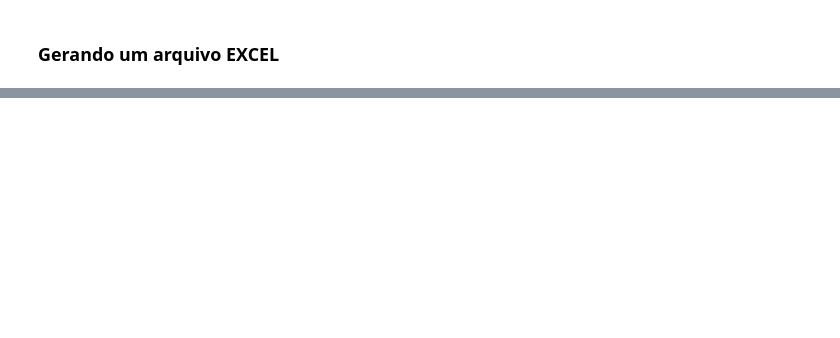
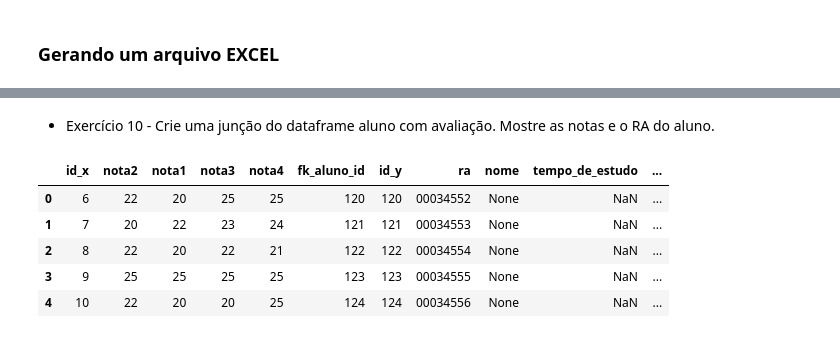
Before and after one commit to WandersonABR/projetofinal_tarde, a Jupyter notebook: notebook_tarde.ipynb, the cells around one changed output, grey strips where cells are left out. Cells and saved outputs as stored; diff of their text form; code cells hidden in the pictures; blank space fills up the shorter version.

```diff
--- a/notebook_tarde.ipynb
+++ b/notebook_tarde.ipynb
@@ -243,0 +328,12 @@ df_avaliacao.to_excel(alunos_excel, index=False) # Passe 2 parametros
+# %% [markdown]
+- Exercício 10 - Crie uma junção do dataframe aluno com avaliação. Mostre as notas e o RA do aluno.
+# %%
+resultado2 = pd.merge(df_avaliacao, df_alunos, how='left', left_on='fk_aluno_id', right_on='id')
+resultado2.head(5)
+# %% [output]
+|  | id_x | nota2 | nota1 | nota3 | nota4 | fk_aluno_id | id_y | ra | nome | tempo_de_estudo | ... |
+| 0 | 6 | 22 | 20 | 25 | 25 | 120 | 120 | 00034552 | None | NaN | ... |
+| 1 | 7 | 20 | 22 | 23 | 24 | 121 | 121 | 00034553 | None | NaN | ... |
+| 2 | 8 | 22 | 20 | 22 | 21 | 122 | 122 | 00034554 | None | NaN | ... |
+| 3 | 9 | 25 | 25 | 25 | 25 | 123 | 123 | 00034555 | None | NaN | ... |
+| 4 | 10 | 22 | 20 | 20 | 25 | 124 | 124 | 00034556 | None | NaN | ... |
```
Also changed, not shown: parts of 13 cells of this notebook, 2 other files.
